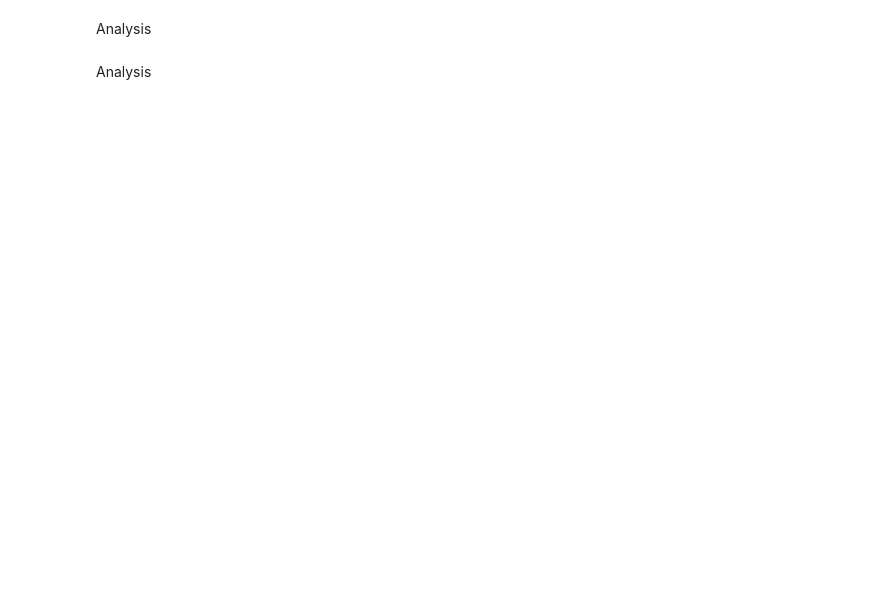
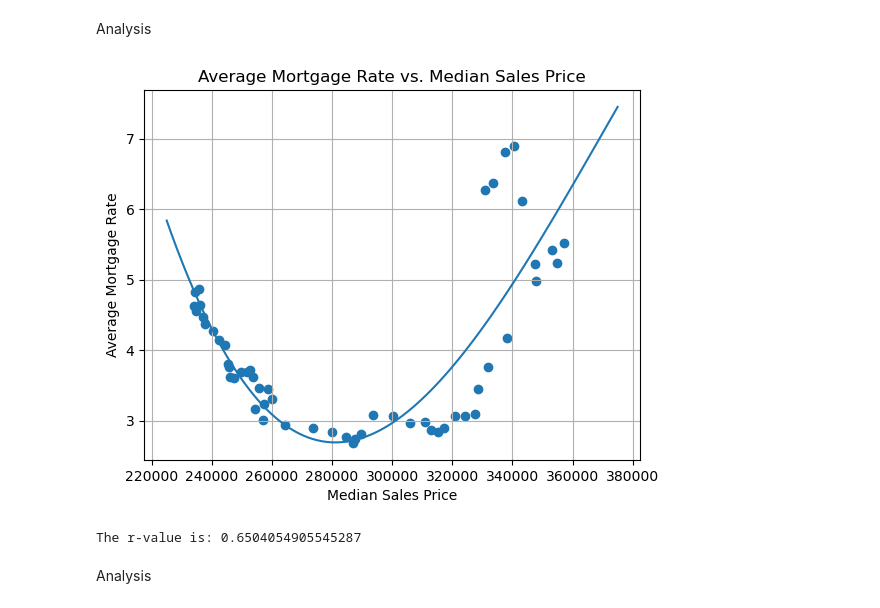
Before and after one commit to ceramicbull/Project-1-Repo, a Jupyter notebook: Group Project One Notebook.ipynb, the cells around one changed output. Cells and saved outputs as stored; diff of their text form; code cells hidden in the pictures; blank space fills up the shorter version.

```diff
--- a/Group Project One Notebook.ipynb
+++ b/Group Project One Notebook.ipynb
@@ -639,22 +618,25 @@ Analysis
 # %%
 # CHELSEA median sales prive vs average mortgage rate scatter plot + polynomial regression
 #set x & y values
-x_val=median_sale_price_cleaned.loc['United States']
+x_val=cp_median_sale_price_cleaned.loc['United States']
 y_val=average_mortgage_rate['Average Rate']
 
 #polynomial regression equation
-poly_reg = numpy.poly1d(numpy.polyfit(x_val, y_val, 3))
-poly_line = numpy.linspace(225000, 375000, 100)
+poly_reg = np.poly1d(np.polyfit(x_val, y_val, 3))
+poly_line = np.linspace(225000, 375000, 100)
 
 plt.scatter(x_val, y_val)
 plt.plot(poly_line, poly_reg(poly_line))
 plt.xlabel("Median Sales Price")
 plt.ylabel("Average Mortgage Rate")
 plt.grid()
 plt.title("Average Mortgage Rate vs. Median Sales Price")
 plt.savefig("MortgageRatevsMedianPricePolynomial.png")
 plt.show()
 print(f'The r-value is: {r2_score(y_val, poly_reg(x_val))}')
+# %% [output]
+[figure, added]
+The r-value is: 0.6504054905545287
 # %% [markdown]
 Analysis
 # %%
```
Also changed, not shown: parts of 15 cells of this notebook, 8 other files.
